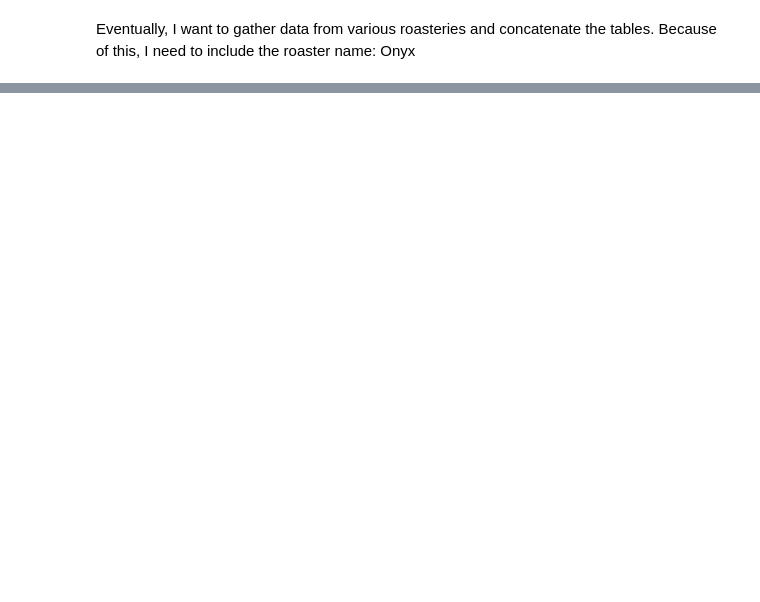
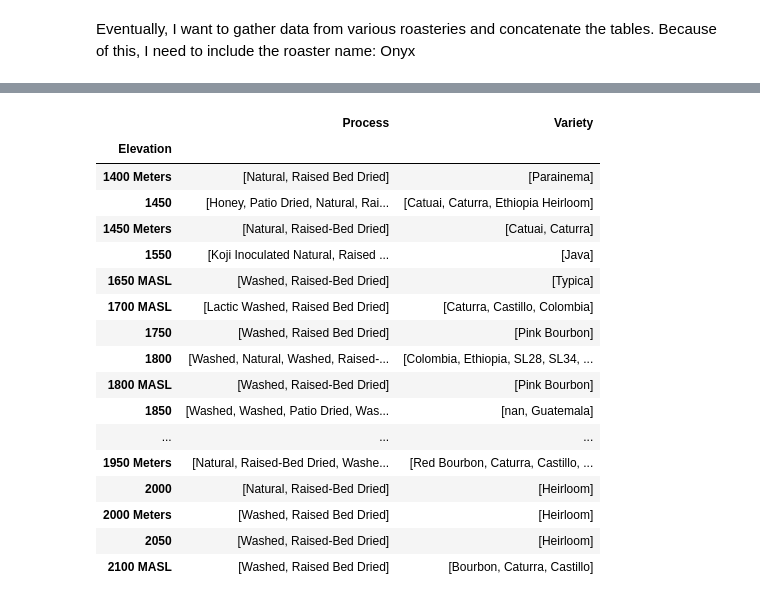
Before and after one commit to boncz/CoffeeRoasterDataProject, a Jupyter notebook: Coffee Roaster Data Project.ipynb, the cells around one changed output, grey strips where cells are left out. Saved outputs shown, nothing was run; the diff lists cells and outputs as text; code cells hidden in the pictures; blank space fills up the shorter version.

Commit message:
sorted by elevation, variety and process, just for fun.

```diff
--- a/Coffee Roaster Data Project.ipynb
+++ b/Coffee Roaster Data Project.ipynb
@@ -170,3 +170,24 @@ df_coffee_info
 | 27 | Onyx | Red Bourbon | Washed, Raised-Bed Dried | Apple, Dark Honey, Toasted Almond... | Rwanda Kanzu | In the tropical volcanic soil of ... | NaN | 1900 Meters |
 | 28 | Onyx | Caturra, Castillo, Colombia | Washed, EA Decaffeination | Apple, Dark Chocolate, Almond, Br... | Decaf Colombia Huila | Calm down with this delicious dec... | NaN | 1950 Meters |
 | 29 | Onyx | Guatemala | Washed, Raised-Bed Dried | Baker's Chocolate, Burnt Sugar, S... | Eclipse | While most of our coffees thrive ... | NaN | 1850 |
+# %%
+df_coffee_info.groupby('Elevation').agg({'Process':'unique', 'Variety':'unique'})
+# %% [output]
+|  | Process | Variety |
+| Elevation |  |  |
+| 1400 Meters | [Natural, Raised Bed Dried] | [Parainema] |
+| 1450 | [Honey, Patio Dried, Natural, Rai... | [Catuai, Caturra, Ethiopia Heirloom] |
+| 1450 Meters | [Natural, Raised-Bed Dried] | [Catuai, Caturra] |
+| 1550 | [Koji Inoculated Natural, Raised ... | [Java] |
+| 1650 MASL | [Washed, Raised-Bed Dried] | [Typica] |
+| 1700 MASL | [Lactic Washed, Raised Bed Dried] | [Caturra, Castillo, Colombia] |
+| 1750 | [Washed, Raised Bed Dried] | [Pink Bourbon] |
+| 1800 | [Washed, Natural, Washed, Raised-... | [Colombia, Ethiopia, SL28, SL34, ... |
+| 1800 MASL | [Washed, Raised-Bed Dried] | [Pink Bourbon] |
+| 1850 | [Washed, Washed, Patio Dried, Was... | [nan, Guatemala] |
+| ... | ... | ... |
+| 1950 Meters | [Natural, Raised-Bed Dried, Washe... | [Red Bourbon, Caturra, Castillo, ... |
+| 2000 | [Natural, Raised-Bed Dried] | [Heirloom] |
+| 2000 Meters | [Washed, Raised Bed Dried] | [Heirloom] |
+| 2050 | [Washed, Raised-Bed Dried] | [Heirloom] |
+| 2100 MASL | [Washed, Raised Bed Dried] | [Bourbon, Caturra, Castillo] |
```
